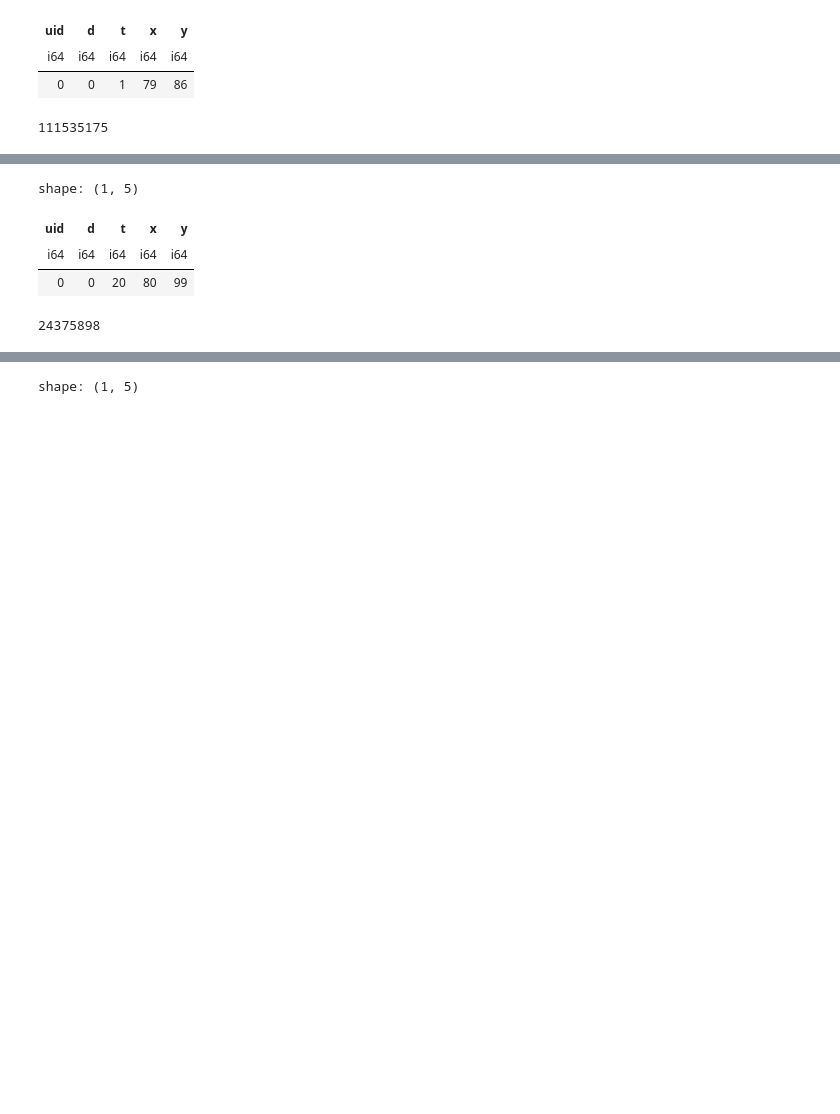
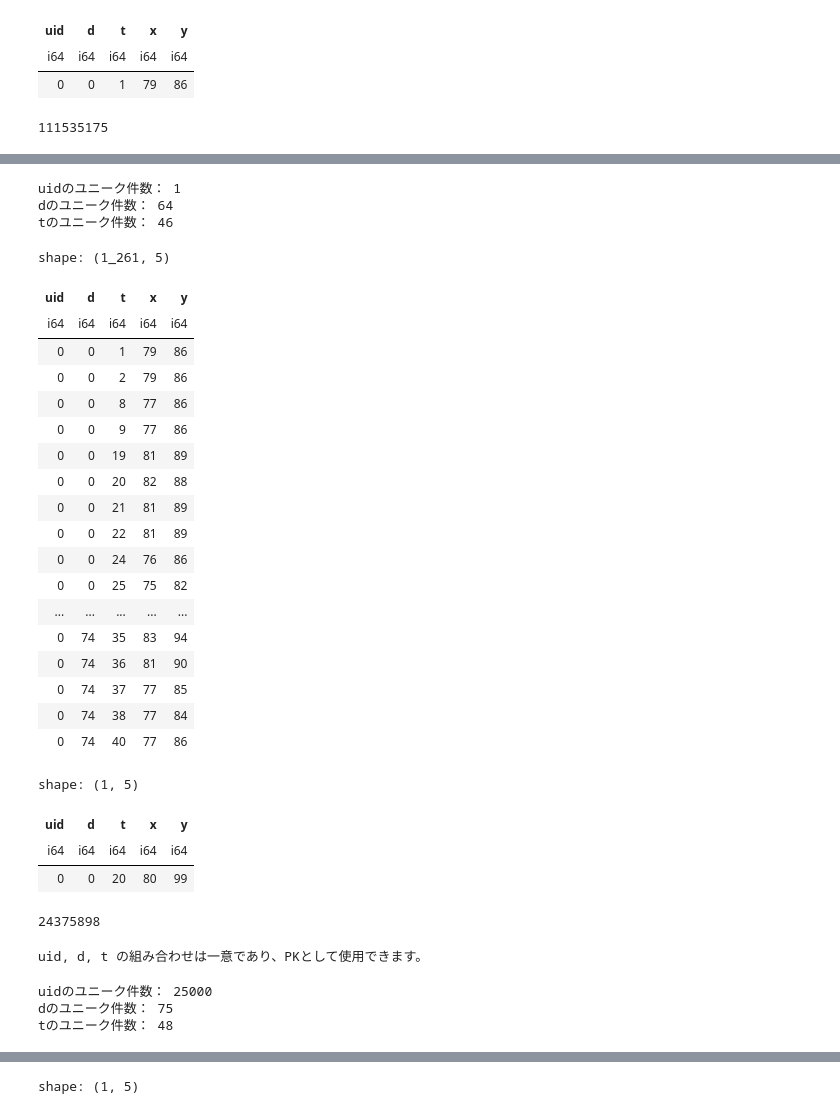
Before and after one commit to takuya-tokumoto/HuMob2024, a Jupyter notebook: eda/eda.ipynb, the cells around one changed output, grey strips where cells are left out. Drawn from its saved outputs; the diff is of its cells as text; code cells hidden in the pictures; blank space fills up the shorter version.

```diff
--- a/eda/eda.ipynb
+++ b/eda/eda.ipynb
@@ -18,3 +118,36 @@ shape: (1, 5)
+# %%
+_tmp = df_a.filter(pl.col("uid")==0)
+
+for col in ["uid", "d", "t"]:
+    check_n_unique(_tmp, col)
+# %% [output]
+uidのユニーク件数： 1
+dのユニーク件数： 64
+tのユニーク件数： 46
+# %%
+display(_tmp)
+
+# 結構欠損してそう。。
+# %% [output]
+shape: (1_261, 5)
+| uid | d | t | x | y |
+| i64 | i64 | i64 | i64 | i64 |
+| 0 | 0 | 1 | 79 | 86 |
+| 0 | 0 | 2 | 79 | 86 |
+| 0 | 0 | 8 | 77 | 86 |
+| 0 | 0 | 9 | 77 | 86 |
+| 0 | 0 | 19 | 81 | 89 |
+| 0 | 0 | 20 | 82 | 88 |
+| 0 | 0 | 21 | 81 | 89 |
+| 0 | 0 | 22 | 81 | 89 |
+| 0 | 0 | 24 | 76 | 86 |
+| 0 | 0 | 25 | 75 | 82 |
+| ... | ... | ... | ... | ... |
+| 0 | 74 | 35 | 83 | 94 |
+| 0 | 74 | 36 | 81 | 90 |
+| 0 | 74 | 37 | 77 | 85 |
+| 0 | 74 | 38 | 77 | 84 |
+| 0 | 74 | 40 | 77 | 86 |
 # %%
 # CSV.GZファイルを読み込む
 df_b = pl.read_csv("/kaggle/s3storage/01_public/humob-challenge-2024/input/cityB_challengedata.csv.gz")
@@ -28,3 +161,14 @@ shape: (1, 5)
 | i64 | i64 | i64 | i64 | i64 |
 | 0 | 0 | 20 | 80 | 99 |
 24375898
+# %%
+check_pk(df_b, ["uid", "d", "t"])
+# %% [output]
+uid, d, t の組み合わせは一意であり、PKとして使用できます。
+# %%
+for col in ["uid", "d", "t"]:
+    check_n_unique(df_b, col)
+# %% [output]
+uidのユニーク件数： 25000
+dのユニーク件数： 75
+tのユニーク件数： 48
```
Also changed, not shown: parts of 28 cells of this notebook, 1 other file.
